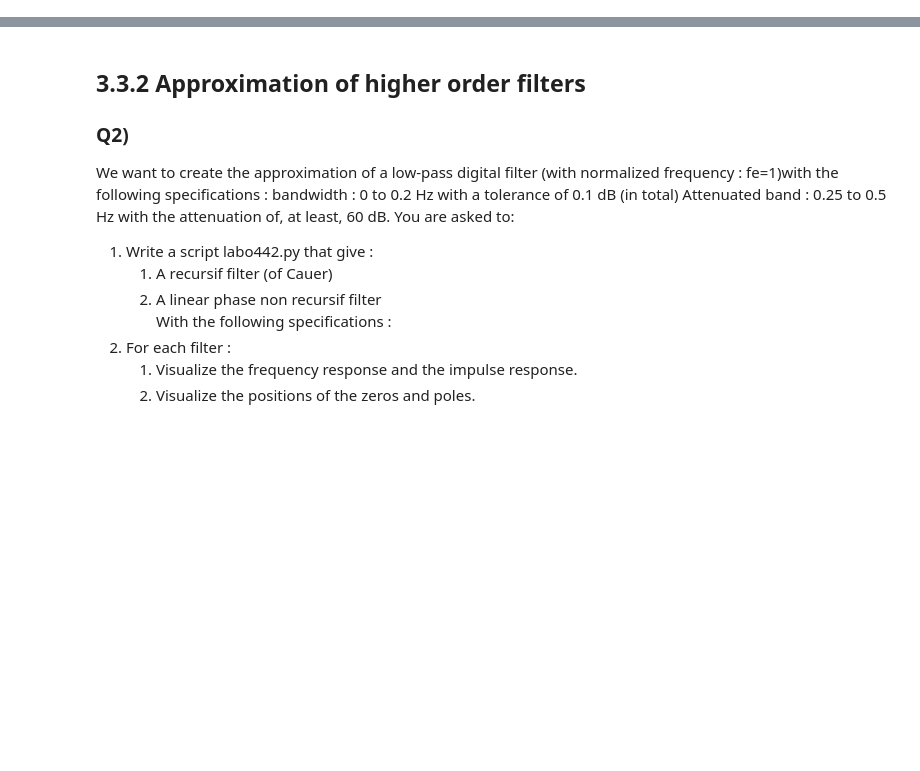
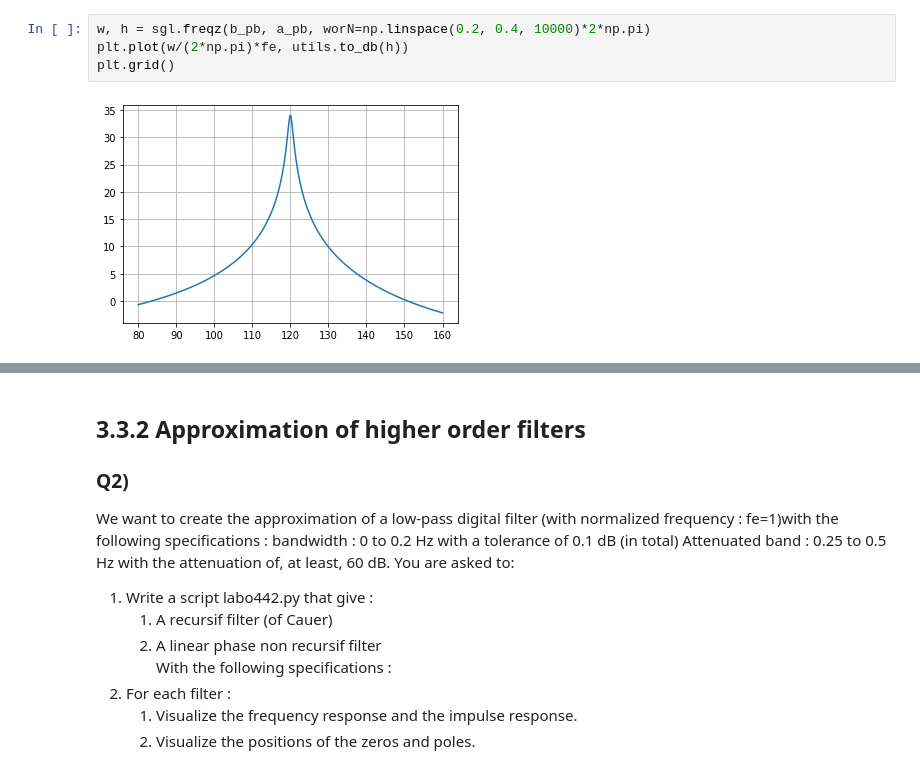
Before and after one commit to lionelGoffaux/tp_signal, a Jupyter notebook: lab3.ipynb, the cells around one changed output, grey strips where cells are left out. Drawn from its saved outputs; the diff is of its cells as text; blank space fills up the shorter version.

```diff
--- a/lab3.ipynb
+++ b/lab3.ipynb
@@ -41,0 +77,6 @@ zeros and poles.
+# %%
+w, h = sgl.freqz(b_pb, a_pb, worN=np.linspace(0.2, 0.4, 10000)*2*np.pi)
+plt.plot(w/(2*np.pi)*fe, utils.to_db(h))
+plt.grid()
+# %% [output]
+[figure, added]
```
Also changed, not shown: parts of 6 cells of this notebook, 2 other files.
